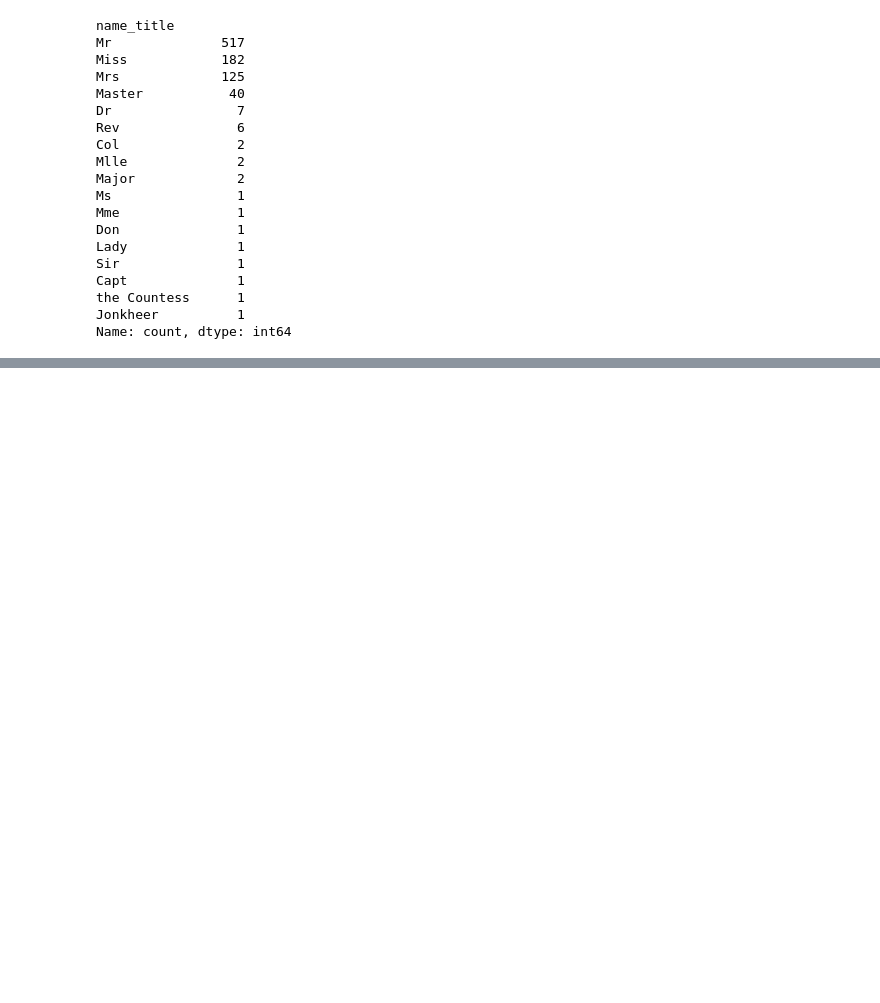
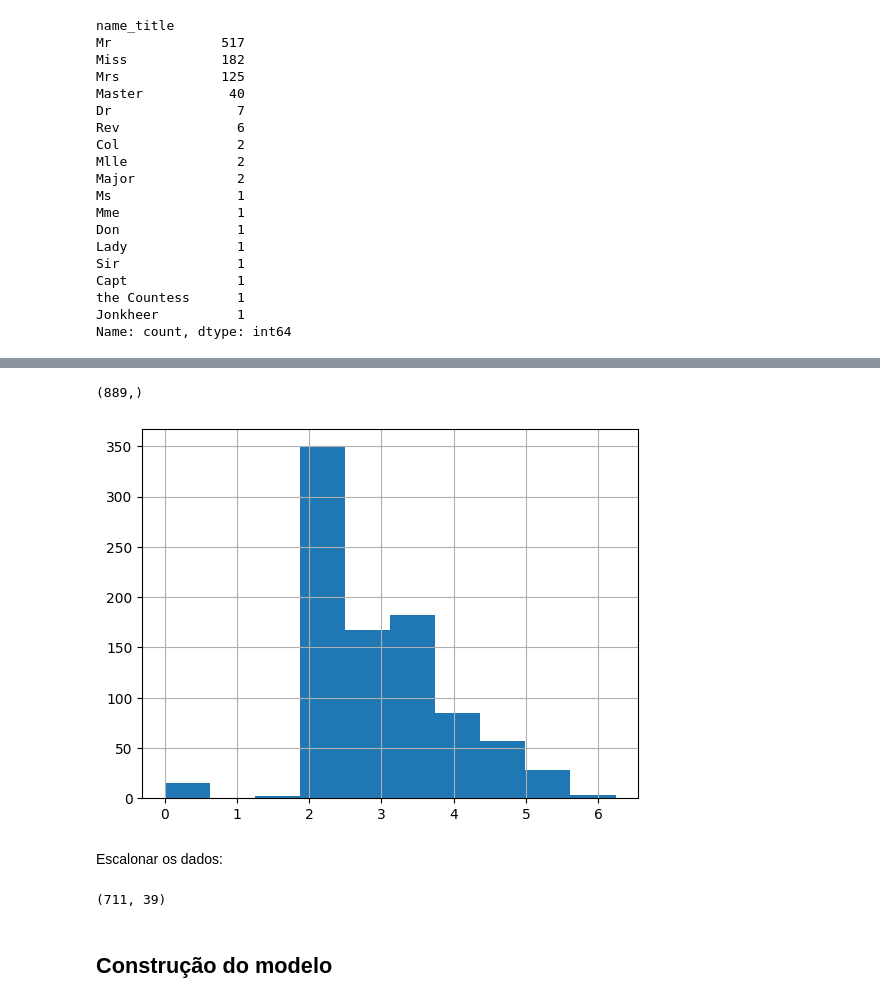
Before and after one commit to pedrocleis/ml-ppgi-20242, a Jupyter notebook: projects/last project/main.ipynb, the cells around one changed output, grey strips where cells are left out. Drawn from its saved outputs; the diff is of its cells as text; code cells hidden in the pictures; blank space fills up the shorter version.

```diff
--- a/projects/last project/main.ipynb
+++ b/projects/last project/main.ipynb
@@ -336,0 +357,45 @@ Podemos ver que há uma pequena variação dos títulos.
+# %%
+training['cabin_multiple'] = training.Cabin.apply(lambda x: 0 if pd.isna(x) else len(x.split(' ')))
+training['cabin_adv'] = training.Cabin.apply(lambda x: str(x)[0])
+training['numeric_ticket'] = training.Ticket.apply(lambda x: 1 if x.isnumeric() else 0)
+training['ticket_letters'] = training.Ticket.apply(lambda x: ''.join(x.split(' ')[:-1]).replace('.','').replace('/','').lower() if len(x.split(' ')[:-1]) >0 else 0)
+training['name_title'] = training.Name.apply(lambda x: x.split(',')[1].split('.')[0].strip())
+
+training.Age = training.Age.fillna(training.Age.mean())
+training.Fare = training.Fare.fillna(training.Fare.median())
+
+training.dropna(subset=['Embarked'], inplace = True)
+
+training['norm_fare'] = np.log(training.Fare+1)
+training['norm_fare'].hist()
+
+training.Pclass = training.Pclass.astype(str)
+
+all_dummies = pd.get_dummies(training[['Pclass','Sex','Age','SibSp','Parch','norm_fare','Embarked','cabin_adv','cabin_multiple','name_title','train_test']])
+
+X_train = all_dummies[all_dummies.train_test == 1].drop(['train_test'], axis =1)
+X_test = all_dummies[all_dummies.train_test == 0].drop(['train_test'], axis =1)
+
+y_train = training[training.train_test==1].Survived
+y_train.shape
+# %% [output]
+(889,)
+[figure, added]
+# %% [markdown]
+Escalonar os dados:
+# %%
+scale = StandardScaler()
+all_dummies_scaled = all_dummies.copy()
+all_dummies_scaled[['Age','SibSp','Parch','norm_fare']]= scale.fit_transform(all_dummies_scaled[['Age','SibSp','Parch','norm_fare']])
+all_dummies_scaled
+
+X_train_scaled = all_dummies_scaled[all_dummies_scaled.train_test == 1].drop(['train_test'], axis =1)
+y_train = training[training.train_test==1].Survived
+
+X_train, X_test, y_train, y_test = train_test_split(X_train_scaled, y_train, test_size=0.2, random_state=42)
+
+print(X_train.shape)
+# %% [output]
+(711, 39)
+# %% [markdown]
+## Construção do modelo
```
Also changed, not shown: parts of 11 cells of this notebook, 1 other file.
